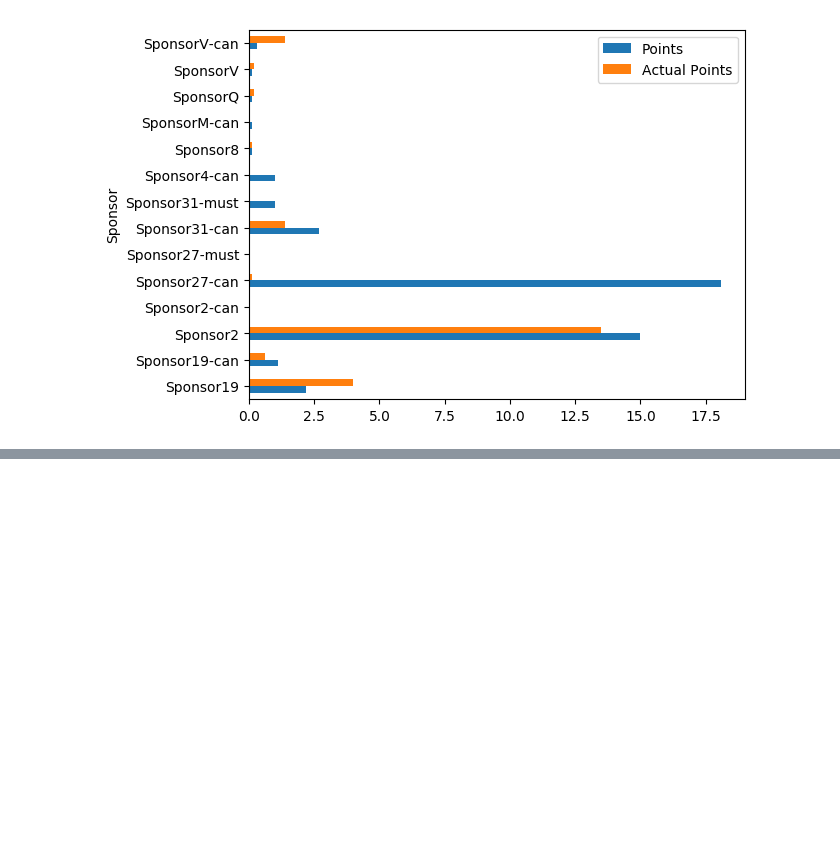
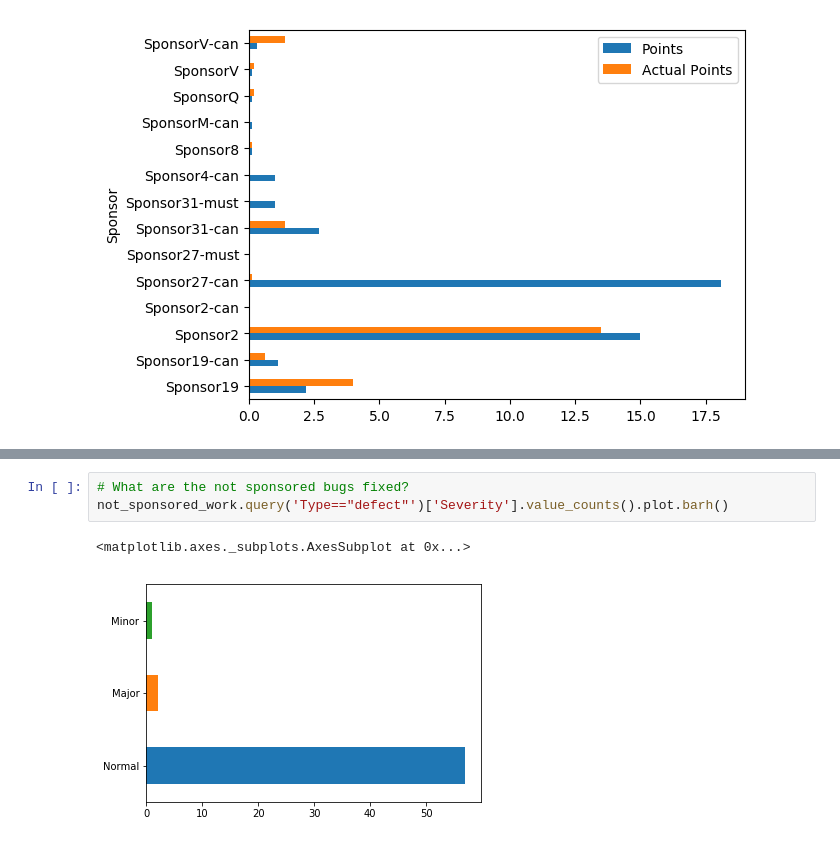
Before and after one commit to gabelula/trac-tor, a Jupyter notebook: 2019AprilCoreTor.ipynb, the cells around one changed output, grey strips where cells are left out. Drawn from its saved outputs; the diff is of its cells as text; blank space fills up the shorter version.

```diff
--- a/2019AprilCoreTor.ipynb
+++ b/2019AprilCoreTor.ipynb
@@ -114,0 +150,6 @@ sponsor_not_work.plot.barh()
+# %%
+# What are the not sponsored bugs fixed?
+not_sponsored_work.query('Type=="defect"')['Severity'].value_counts().plot.barh()
+# %% [output]
+<matplotlib.axes._subplots.AxesSubplot at 0x...>
+[figure, added]
```
Also changed, not shown: parts of 8 cells of this notebook.
